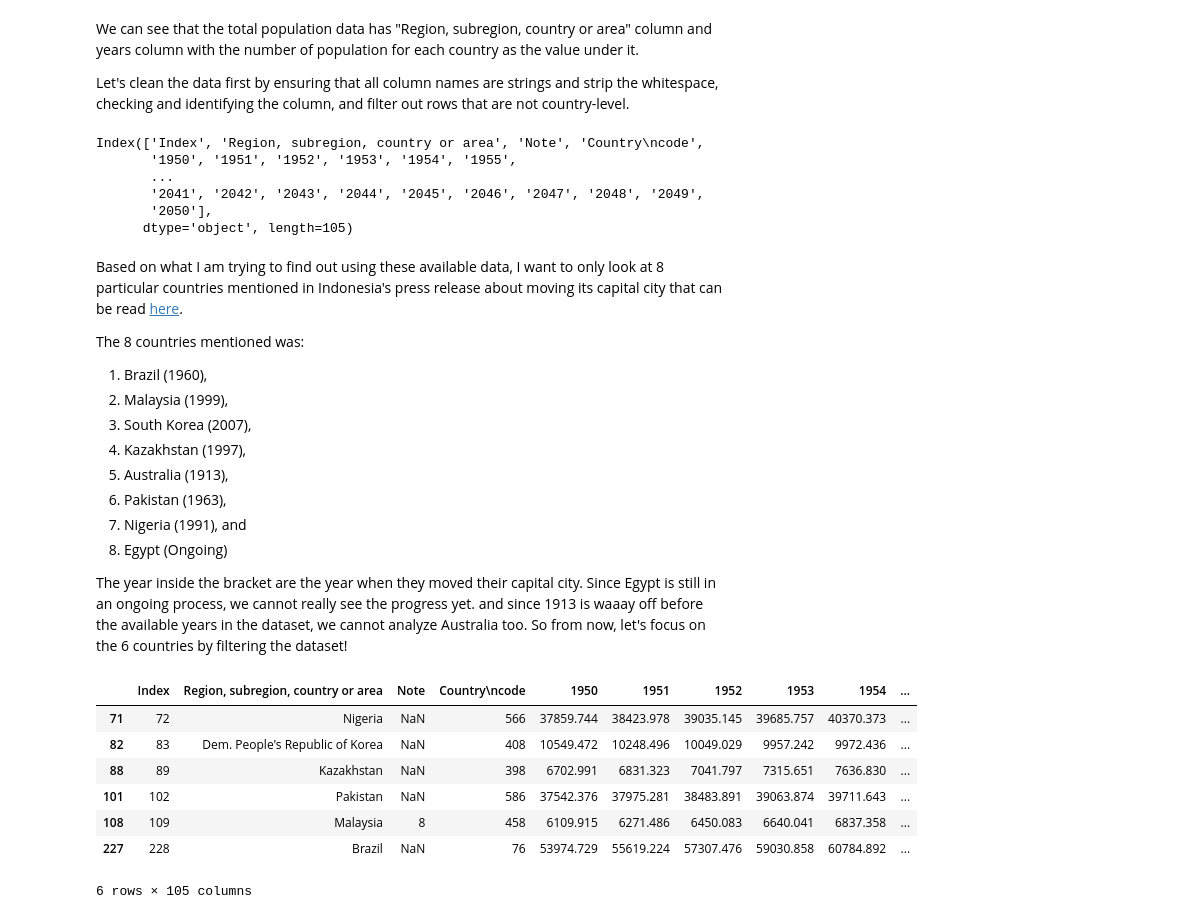
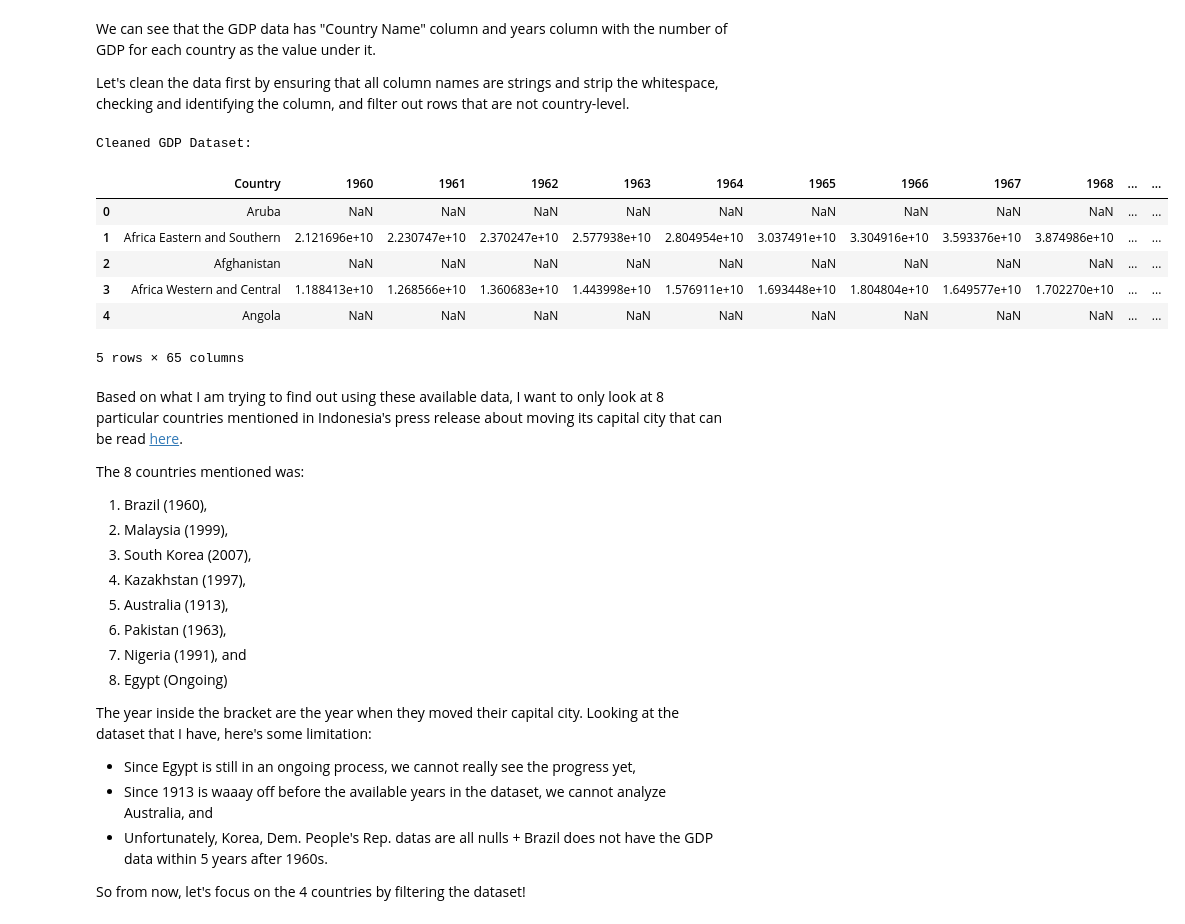
Before and after one commit to astrid-f/vscode-cic, a Jupyter notebook: _build/jupyter_execute/project_3.ipynb, the cells around one changed output. Saved outputs shown, nothing was run; the diff lists cells and outputs as text; code cells hidden in the pictures.

```diff
--- a/_build/jupyter_execute/project_3.ipynb
+++ b/_build/jupyter_execute/project_3.ipynb
@@ -41,0 +29,11 @@ total_pop.head() #checking how it looked
+# %%
+import pandas as pd #you know the drill, importing the necessary stuff first and foremost.
+
+file_url = "/Users/astrid/Documents/SIPA Urban Policy/4th Semester/Computing in Context/Lecture/vscode-cic/GDP_file.csv"
+
+gdp_data = pd.read_csv(file_url, skiprows=4, encoding='latin1')  #World Bank files often require skipping metadata rows, in this case it's the first 4 rows
+#I got an error saying that it cannot load the file because of UTF-8 and asked chatgpt to encode them so I can read the file, hence the 'encoding'
+
+# Preview the data
+print("Dataset Overview:")
+print(gdp_data.head())
@@ -42,21 +58,33 @@ total_pop.head() #checking how it looked
 # %% [markdown]
-We can see that the total population data has "Region, subregion, country or area" column and years column with the number of population for each country as the value under it.
+We can see that the GDP data has "Country Name" column and years column with the number of GDP for each country as the value under it.
 
 Let's clean the data first by ensuring that all column names are strings and strip the whitespace, checking and identifying the column, and filter out rows that are not country-level.
-# %%
-total_pop.columns = [str(col).strip() for col in total_pop.columns]  #ensuring all column names are strings and strip whitespace
-
-country_column = [col for col in total_pop.columns if "Region" in col][0]  #identify the actual column name for country/region, asked chatgpt how to do this without hardcoding it by using the column name.
-
-total_pop = total_pop[total_pop["Index"].notnull()]  #filter out rows that are not country-level data, which means rows that is in the index
-total_pop.columns #checking column names to find the one I'll be using
-# %% [output]
-Index(['Index', 'Region, subregion, country or area', 'Note', 'Country\ncode',
-       '1950', '1951', '1952', '1953', '1954', '1955',
-       ...
-       '2041', '2042', '2043', '2044', '2045', '2046', '2047', '2048', '2049',
-       '2050'],
-      dtype='object', length=105)
+# %%
+# Step 1: Ensure all column names are strings and strip whitespace
+gdp_data.columns = [str(col).strip() for col in gdp_data.columns] #ensuring all column names are strings and stripping all the whitespace
+
+country_column = [col for col in gdp_data.columns if "Country" in col][0]  #identiying the column name for countries and regions
+
+gdp_data = gdp_data[gdp_data[country_column].notnull()] #filtering out rows where the column is null or no data
+
+year_columns = [col for col in gdp_data.columns if col.isdigit()] #here, I am checking column names to identify which ones represent years
+
+gdp_data = gdp_data[[country_column] + year_columns] #selecting only the relevant columns that I'll need: country and years
+
+gdp_data.rename(columns={country_column: 'Country'}, inplace=True) #this is not necessary but I am renaming the country column for consistency
+
+# Step 7: Preview the cleaned dataset
+print("Cleaned GDP Dataset:")
+gdp_data.head()
+# %% [output]
+Cleaned GDP Dataset:
+|  | Country | 1960 | 1961 | 1962 | 1963 | 1964 | 1965 | 1966 | 1967 | 1968 | ... | ... |
+| 0 | Aruba | NaN | NaN | NaN | NaN | NaN | NaN | NaN | NaN | NaN | ... | ... |
+| 1 | Africa Eastern and Southern | 2.121696e+10 | 2.230747e+10 | 2.370247e+10 | 2.577938e+10 | 2.804954e+10 | 3.037491e+10 | 3.304916e+10 | 3.593376e+10 | 3.874986e+10 | ... | ... |
+| 2 | Afghanistan | NaN | NaN | NaN | NaN | NaN | NaN | NaN | NaN | NaN | ... | ... |
+| 3 | Africa Western and Central | 1.188413e+10 | 1.268566e+10 | 1.360683e+10 | 1.443998e+10 | 1.576911e+10 | 1.693448e+10 | 1.804804e+10 | 1.649577e+10 | 1.702270e+10 | ... | ... |
+| 4 | Angola | NaN | NaN | NaN | NaN | NaN | NaN | NaN | NaN | NaN | ... | ... |
+5 rows × 65 columns
 # %% [markdown]
 Based on what I am trying to find out using these available data, I want to only look at 8 particular countries mentioned in Indonesia's press release about moving its capital city that can be read [here](https://ikn.go.id/storage/press-release/2019/en/eng-3-siaran-pers-indonesia-learns-from-brazils-experience-in-relocating-its-capital-city.pdf).
 
@@ -70,20 +98,9 @@ The 8 countries mentioned was:
 7. Nigeria (1991), and
 8. Egypt (Ongoing)
 
-The year inside the bracket are the year when they moved their capital city. Since Egypt is still in an ongoing process, we cannot really see the progress yet. and since 1913 is waaay off before the available years in the dataset, we cannot analyze Australia too.
-So from now, let's focus on the 6 countries by filtering the dataset!
+The year inside the bracket are the year when they moved their capital city. Looking at the dataset that I have, here's some limitation:
+- Since Egypt is still in an ongoing process, we cannot really see the progress yet,
+- Since 1913 is waaay off before the available years in the dataset, we cannot analyze Australia, and
+- Unfortunately, Korea, Dem. People's Rep. datas are all nulls + Brazil does not have the GDP data within 5 years after 1960s.
+
+So from now, let's focus on the 4 countries by filtering the dataset!
-# %%
-countries_of_interest = ["Brazil", "Malaysia", "Dem. People's Republic of Korea", "Kazakhstan", "Pakistan", "Nigeria"]
-
-filtered_totalpop = total_pop[total_pop['Region, subregion, country or area'].isin(countries_of_interest)]
-
-filtered_totalpop
-# %% [output]
-|  | Index | Region, subregion, country or area | Note | Country\ncode | 1950 | 1951 | 1952 | 1953 | 1954 | ... |
-| 71 | 72 | Nigeria | NaN | 566 | 37859.744 | 38423.978 | 39035.145 | 39685.757 | 40370.373 | ... |
-| 82 | 83 | Dem. People's Republic of Korea | NaN | 408 | 10549.472 | 10248.496 | 10049.029 | 9957.242 | 9972.436 | ... |
-| 88 | 89 | Kazakhstan | NaN | 398 | 6702.991 | 6831.323 | 7041.797 | 7315.651 | 7636.830 | ... |
-| 101 | 102 | Pakistan | NaN | 586 | 37542.376 | 37975.281 | 38483.891 | 39063.874 | 39711.643 | ... |
-| 108 | 109 | Malaysia | 8 | 458 | 6109.915 | 6271.486 | 6450.083 | 6640.041 | 6837.358 | ... |
-| 227 | 228 | Brazil | NaN | 76 | 53974.729 | 55619.224 | 57307.476 | 59030.858 | 60784.892 | ... |
-6 rows × 105 columns
```
Also changed, not shown: parts of 24 cells of this notebook, 38 other files.
